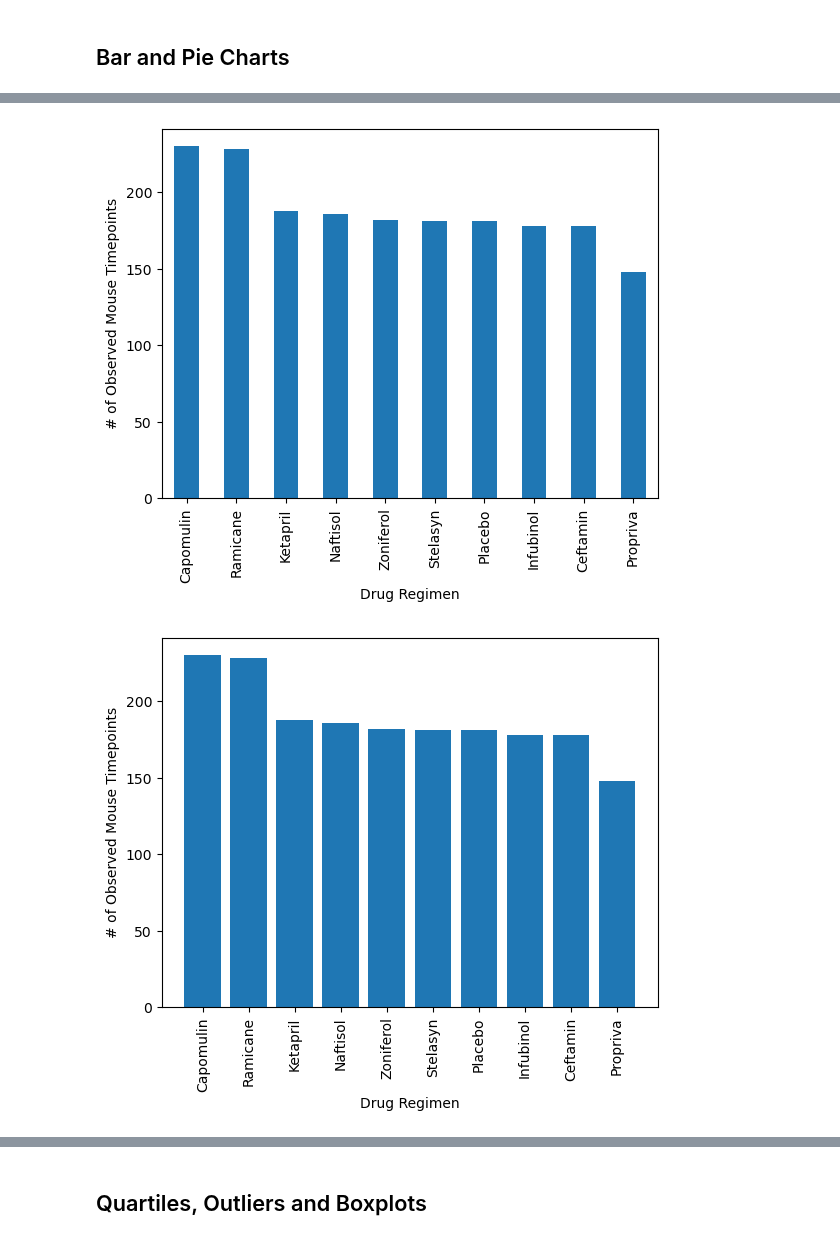
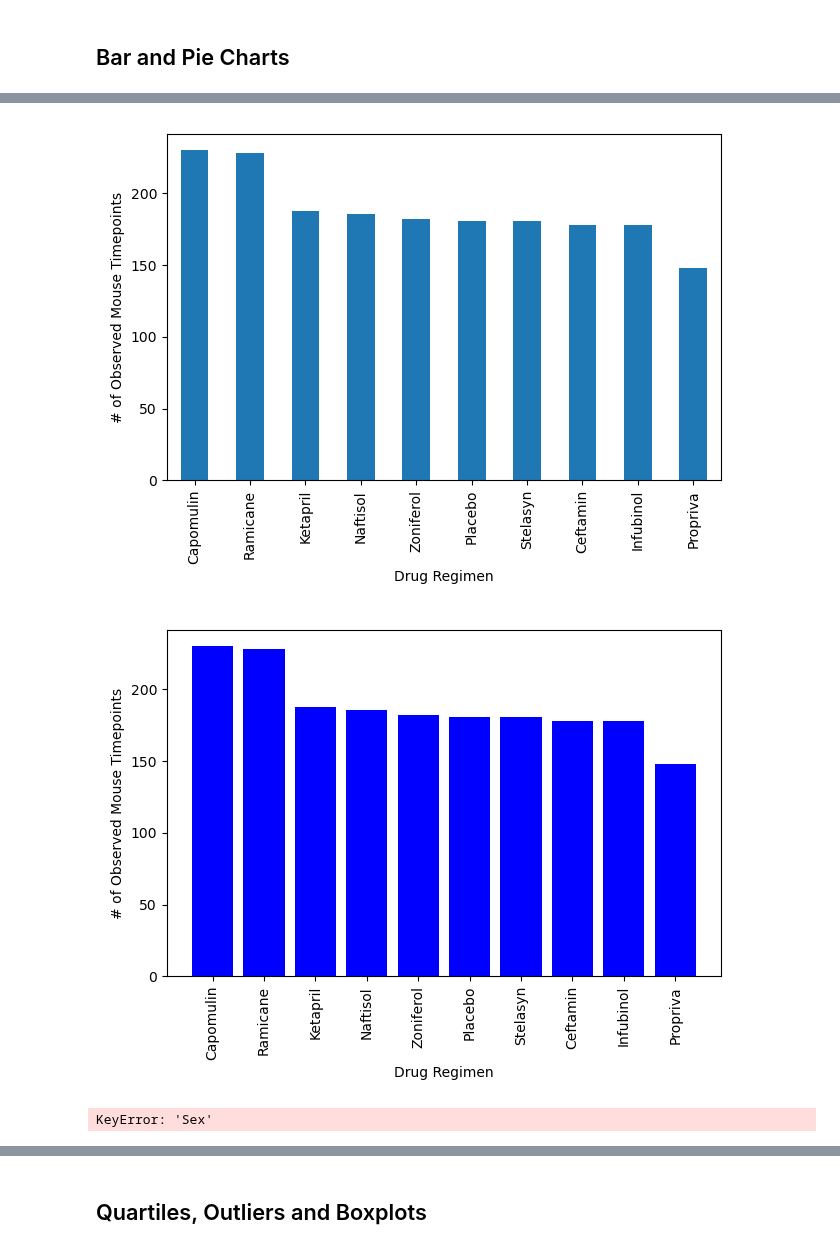
Before and after one commit to darren-coder/Matplotlib-Challenge, a Jupyter notebook: pymaceuticals_starter.ipynb, the cells around one changed output, grey strips where cells are left out. Drawn from its saved outputs; the diff is of its cells as text; code cells hidden in the pictures.

```diff
--- a/pymaceuticals_starter.ipynb
+++ b/pymaceuticals_starter.ipynb
@@ -23,7 +23,7 @@ mouse_metadata = pd.read_csv(mouse_metadata_path)
 study_results = pd.read_csv(study_results_path)
 
 # Combine the data into a single DataFrame
-combined_data = mouse_metadata.merge(study_results, on="Mouse ID", how="outer")
+combined_data = study_results.merge(mouse_metadata, on='Mouse ID', how='inner')
 
 # Display the data table for preview
 combined_data.head()
@@ -84,5 +79,7 @@ Length: 1893, dtype: bool>
 # %%
 # Create a clean DataFrame by dropping the duplicate mouse by its ID.
+cleaned_data = combined_data.drop(combined_data[combined_data['Mouse ID'] == 'g989'].index, inplace=False)
+cleaned_data.head()
 # %% [output]
 |  | Mouse ID | Timepoint | Tumor Volume (mm3) | Metastatic Sites | Drug Regimen | Sex | Age_months | ... |
 | 0 | b128 | 0 | 45.0 | 0 | Capomulin | Female | 9 | ... |
@@ -137,2 +163,7 @@ Length: 1893, dtype: bool>
 # %% [markdown]
 ## Bar and Pie Charts
+# %%
+mice_per_drug = cleaned_data.groupby(['Drug Regimen', 'Timepoint']).size().reset_index(name='Counts')
+points_per_drug = mice_per_drug.groupby('Drug Regimen')['Counts'].sum().reset_index()
+sorted_points_per_drug = points_per_drug.sort_values(by='Counts', ascending=False)
+sorted_points_per_drug
@@ -139,10 +182,28 @@ Length: 1893, dtype: bool>
 # %%
 # Generate a bar plot showing the total number of rows (Mouse ID/Timepoints) for each drug regimen using Pandas.
+pandas_plot = sorted_points_per_drug.plot(x='Drug Regimen', y= 'Counts', kind='bar',
+                            xlabel='Drug Regimen', ylabel='# of Observed Mouse Timepoints', legend=False)
+plt.tight_layout()
+plt.show()
 # %% [output]
-[figure, old version]
+[figure, new version]
 # %%
 # Generate a bar plot showing the total number of rows (Mouse ID/Timepoints) for each drug regimen using pyplot.
+plt.figure()
+regimen = sorted_points_per_drug['Drug Regimen']
+points = sorted_points_per_drug['Counts']
+plt.bar(regimen, points, align='center', color='b')
+plt.xlabel('Drug Regimen')
+plt.ylabel('# of Observed Mouse Timepoints')
+plt.xticks(rotation=90)
+plt.tight_layout()
+plt.show()
 # %% [output]
-[figure, old version]
+[figure, new version]
+# %%
+unique_mice = combined_data['Mouse ID']['Sex'].nunique()
+unique_mice
+# %% [output]
+KeyError: 'Sex'
 # %%
 # Generate a pie chart, using Pandas, showing the distribution of unique female versus male mice used in the study
```
Also changed, not shown: parts of 16 cells of this notebook.
